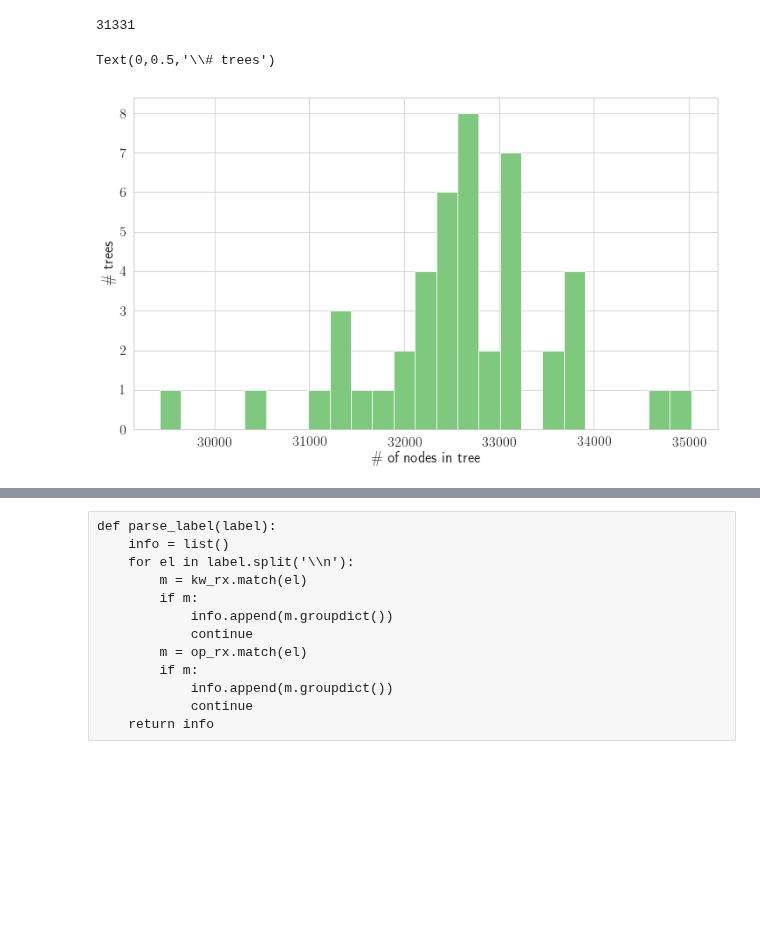
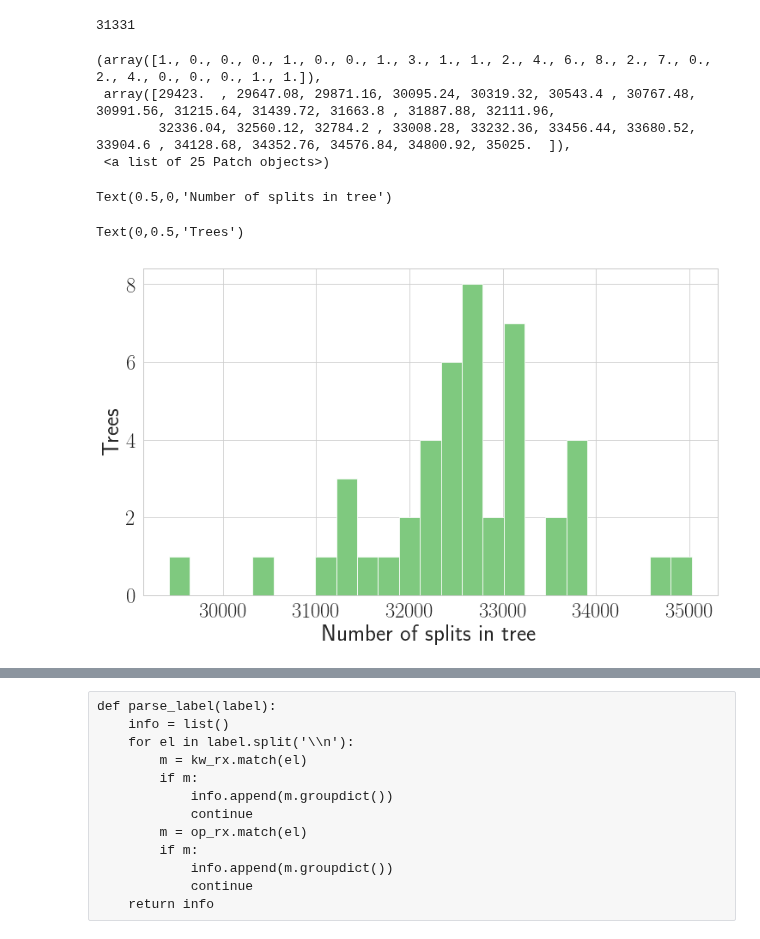
Before and after one commit to AllanLRH/master_thesis, a Jupyter notebook: userMovement/random_forest_plotting.ipynb, the cells around one changed output, grey strips where cells are left out. Cells and saved outputs as stored; diff of their text form; code cells hidden in the pictures; blank space fills up the shorter version.

```diff
--- a/userMovement/random_forest_plotting.ipynb
+++ b/userMovement/random_forest_plotting.ipynb
@@ -5,6 +5,8 @@ sys.path.append(os.path.abspath(".."))
 
 import pprintpp
 pprintpp.monkeypatch()
+
+from multiprocessing.pool import Pool
 
 from IPython.core.interactiveshell import InteractiveShell
 InteractiveShell.ast_node_interactivity = "all"
@@ -31,7 +33,7 @@ import matplotlib.pyplot as plt
 import seaborn as sns
 sns.cm.rocket.set_bad([0.01060815, 0.01808215, 0.10018654])
 mpl.cm.inferno.set_bad('k')
-sns.set(context='paper', style='whitegrid', color_codes=True, font_scale=1.8)
+sns.set(context='paper', style='whitegrid', color_codes=True, font_scale=2.8)
 colorcycle = [(0.498, 0.788, 0.498),
               (0.745, 0.682, 0.831),
               (0.992, 0.753, 0.525),
@@ -234,8 +254,14 @@ n_tree_nodes = np.array([tr.tree_.node_count for tr in est.estimators_])
 # %%
 fig, ax = plt.subplots()
 ax.hist(n_tree_nodes, 25)
-ax.set_xlabel(r"\# of nodes in tree")
-ax.set_ylabel(r"\# trees")
+ax.set_xlabel(r"Number of splits in tree")
+ax.set_ylabel(r"Trees")
+fig.savefig("figs/random_forest_number_of_nodes_in_trees.pdf")
 # %% [output]
-Text(0,0.5,'\\# trees')
+(array([1., 0., 0., 0., 1., 0., 0., 1., 3., 1., 1., 2., 4., 6., 8., 2., 7., 0., 2., 4., 0., 0., 0., 1., 1.]),
+ array([29423.  , 29647.08, 29871.16, 30095.24, 30319.32, 30543.4 , 30767.48, 30991.56, 31215.64, 31439.72, 31663.8 , 31887.88, 32111.96,
+        32336.04, 32560.12, 32784.2 , 33008.28, 33232.36, 33456.44, 33680.52, 33904.6 , 34128.68, 34352.76, 34576.84, 34800.92, 35025.  ]),
+ <a list of 25 Patch objects>)
+Text(0.5,0,'Number of splits in tree')
+Text(0,0.5,'Trees')
-[figure, old version]
+[figure, new version]
```
Also changed, not shown: parts of 29 cells of this notebook.
